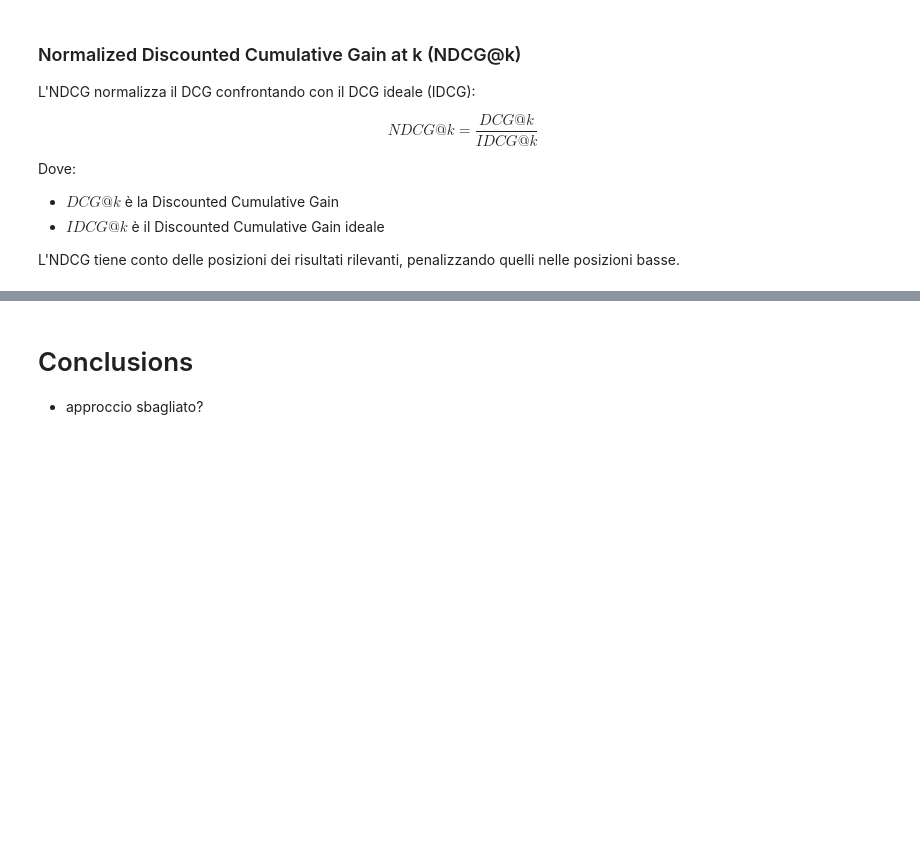
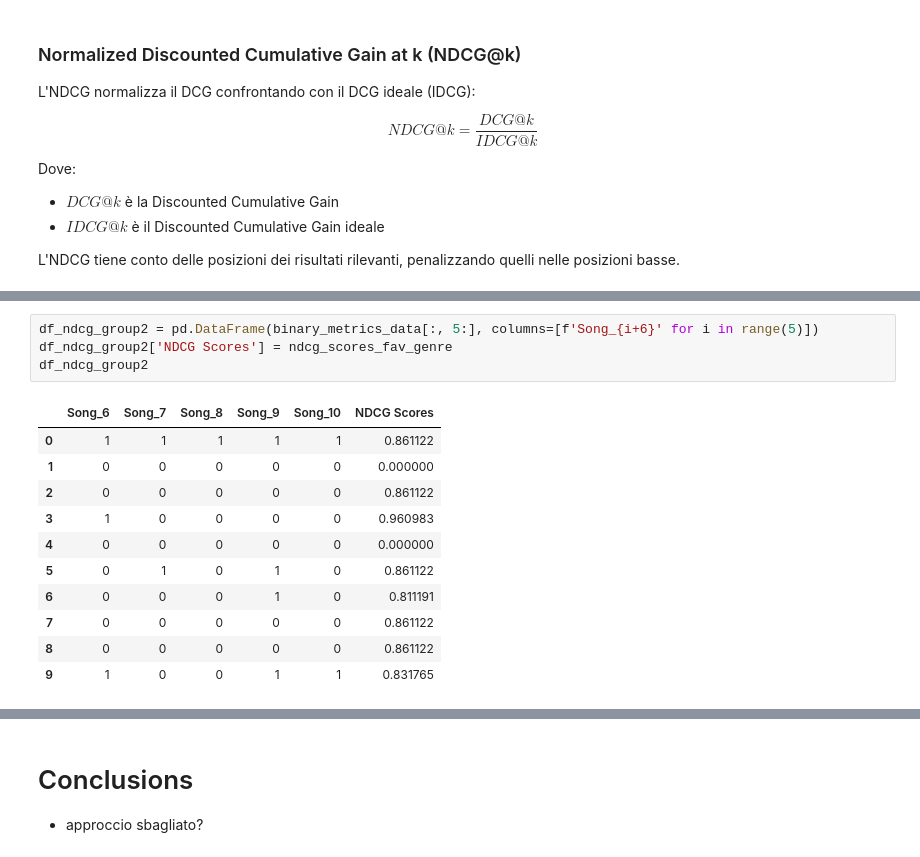
Before and after one commit to Kespers/kCHORDS-recommendation-system, a Jupyter notebook: main.ipynb, the cells around one changed output, grey strips where cells are left out. Saved outputs shown, nothing was run; the diff lists cells and outputs as text; blank space fills up the shorter version.

```diff
--- a/main.ipynb
+++ b/main.ipynb
@@ -1447,0 +1471,16 @@ L'IDCG è usato per normalizzare il DCG e calcolare l'NDCG.
+# %%
+df_ndcg_group2 = pd.DataFrame(binary_metrics_data[:, 5:], columns=[f'Song_{i+6}' for i in range(5)])
+df_ndcg_group2['NDCG Scores'] = ndcg_scores_fav_genre
+df_ndcg_group2
+# %% [output]
+|  | Song_6 | Song_7 | Song_8 | Song_9 | Song_10 | NDCG Scores |
+| 0 | 1 | 1 | 1 | 1 | 1 | 0.861122 |
+| 1 | 0 | 0 | 0 | 0 | 0 | 0.000000 |
+| 2 | 0 | 0 | 0 | 0 | 0 | 0.861122 |
+| 3 | 1 | 0 | 0 | 0 | 0 | 0.960983 |
+| 4 | 0 | 0 | 0 | 0 | 0 | 0.000000 |
+| 5 | 0 | 1 | 0 | 1 | 0 | 0.861122 |
+| 6 | 0 | 0 | 0 | 1 | 0 | 0.811191 |
+| 7 | 0 | 0 | 0 | 0 | 0 | 0.861122 |
+| 8 | 0 | 0 | 0 | 0 | 0 | 0.861122 |
+| 9 | 1 | 0 | 0 | 1 | 1 | 0.831765 |
```
Also changed, not shown: parts of 18 cells of this notebook.
